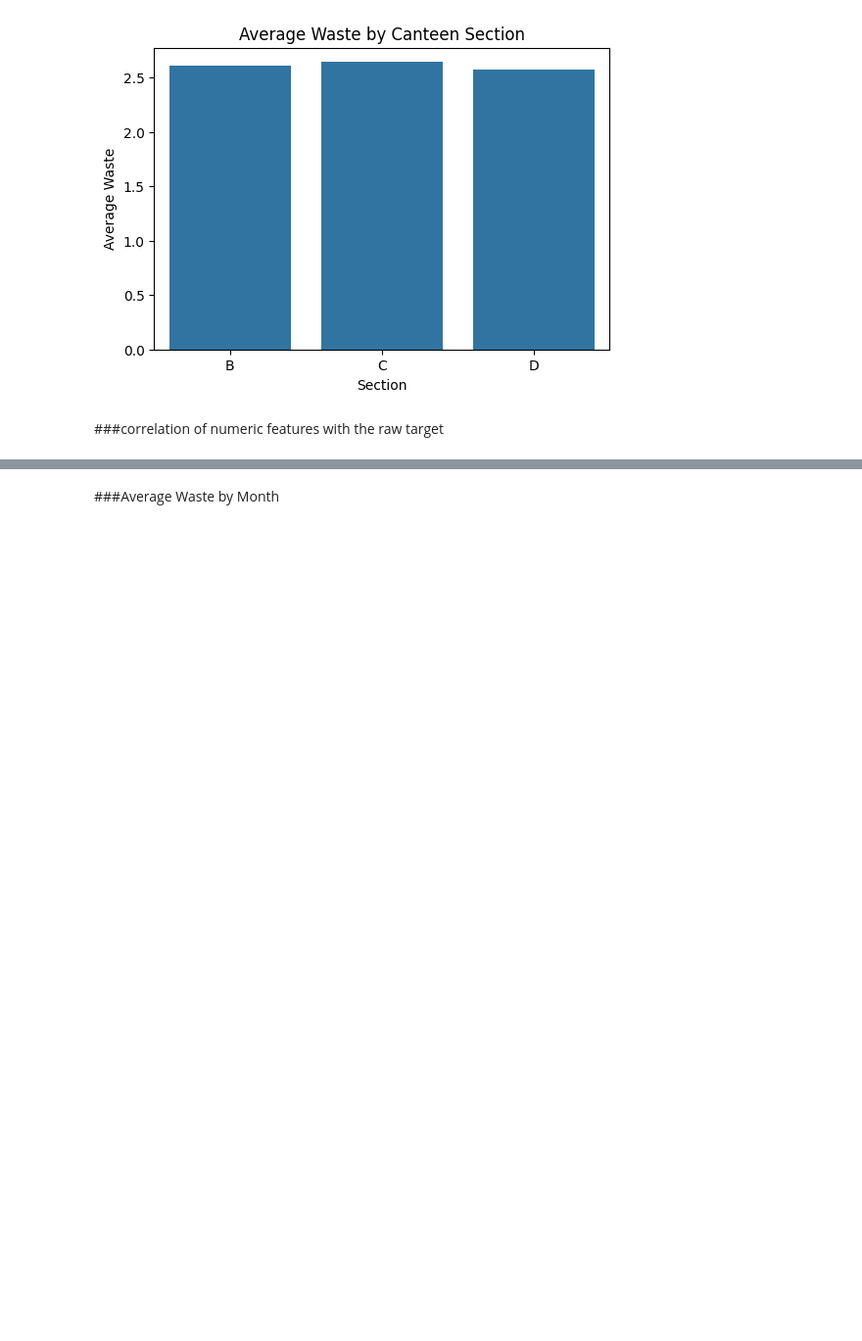
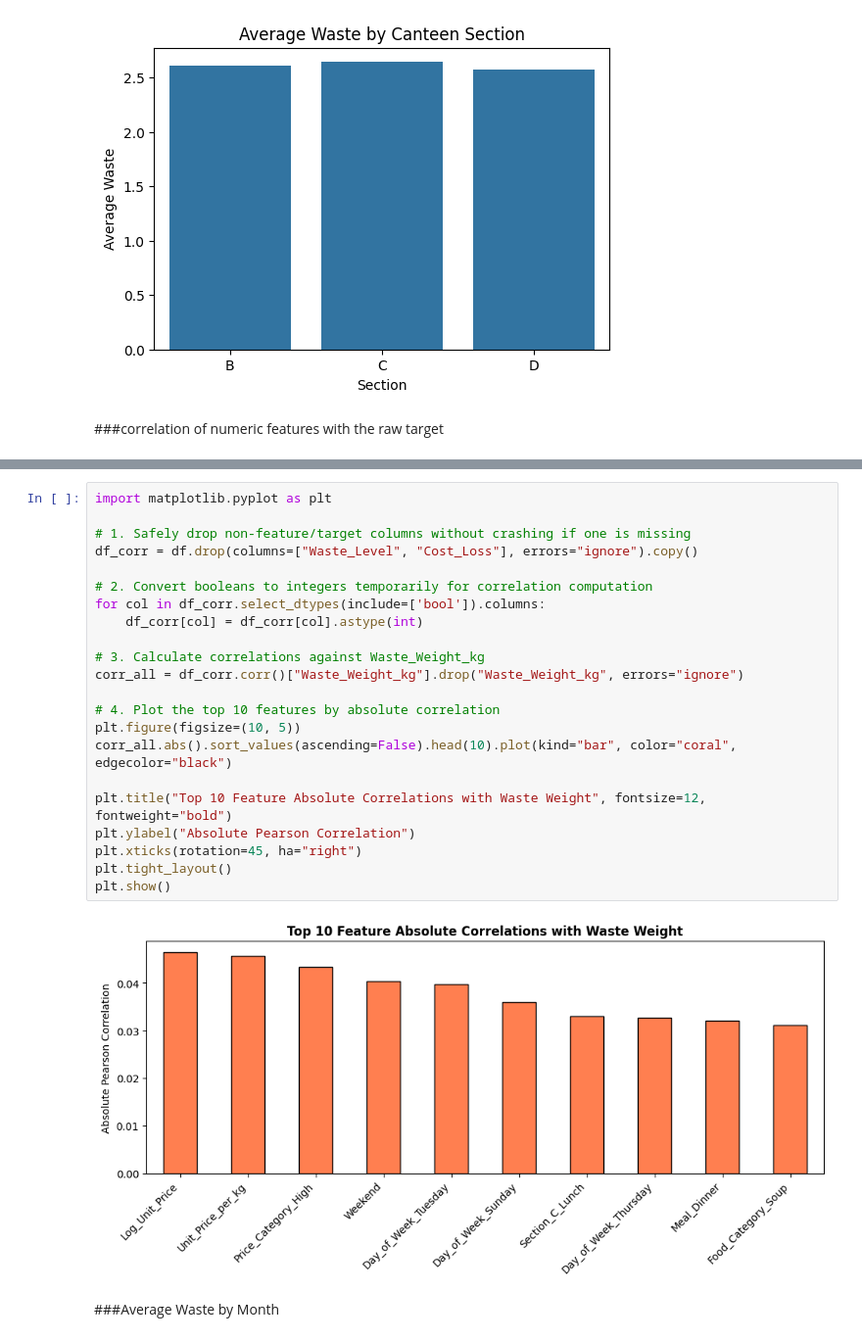
Before and after one commit to sasasaee/ml-project, a Jupyter notebook: canteen_classification_model.ipynb, the cells around one changed output, grey strips where cells are left out. Shown at 98% size. Saved outputs shown, nothing was run; the diff lists cells and outputs as text; blank space fills up the shorter version.

```diff
--- a/canteen_classification_model.ipynb
+++ b/canteen_classification_model.ipynb
@@ -205,3 +276,27 @@ plt.show()
+# %%
+import matplotlib.pyplot as plt
+
+# 1. Safely drop non-feature/target columns without crashing if one is missing
+df_corr = df.drop(columns=["Waste_Level", "Cost_Loss"], errors="ignore").copy()
+
+# 2. Convert booleans to integers temporarily for correlation computation
+for col in df_corr.select_dtypes(include=['bool']).columns:
+    df_corr[col] = df_corr[col].astype(int)
+
+# 3. Calculate correlations against Waste_Weight_kg
+corr_all = df_corr.corr()["Waste_Weight_kg"].drop("Waste_Weight_kg", errors="ignore")
+
+# 4. Plot the top 10 features by absolute correlation
+plt.figure(figsize=(10, 5))
+corr_all.abs().sort_values(ascending=False).head(10).plot(kind="bar", color="coral", edgecolor="black")
+
+plt.title("Top 10 Feature Absolute Correlations with Waste Weight", fontsize=12, fontweight="bold")
+plt.ylabel("Absolute Pearson Correlation")
+plt.xticks(rotation=45, ha="right")
+plt.tight_layout()
+plt.show()
+# %% [output]
+[figure, added]
 # %% [markdown]
 ###Average Waste by Month
 # %%
```
Also changed, not shown: parts of 52 cells of this notebook.
